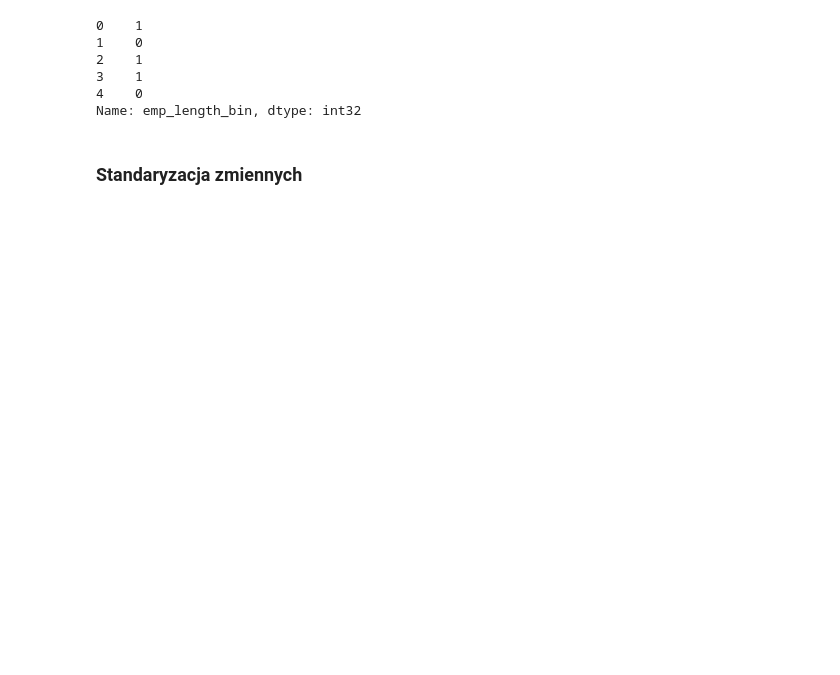
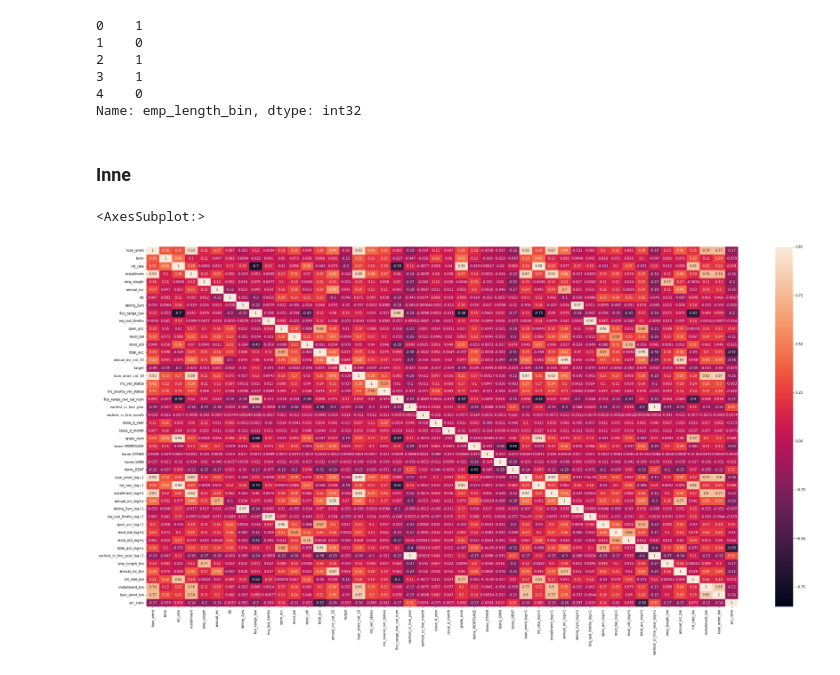
Before and after one commit to ambiwalencja/DataScienceMLprojekt, a Jupyter notebook: 3_projekt_ml_feature_engineering_HS.ipynb, the cells around one changed output. Saved outputs shown, nothing was run; the diff lists cells and outputs as text; code cells hidden in the pictures; blank space fills up the shorter version.

```diff
--- a/3_projekt_ml_feature_engineering_HS.ipynb
+++ b/3_projekt_ml_feature_engineering_HS.ipynb
@@ -85,9 +169,3 @@ df["emp_length_bin"].head()
 3    1
 4    0
 Name: emp_length_bin, dtype: int32
-# %%
-# to samo dla paru innych zmiennych:
-df['annual_inc_bin'] = (df['annual_inc'] >= df['annual_inc'].median()).astype(int)
-df['int_rate_bin'] = (df['int_rate'] >= df['int_rate'].median()).astype(int)
-df['installmentc_bin'] = (df['installment'] >= df['installment'].median()).astype(int)
-df['loan_amnt_bin'] = (df['loan_amnt'] >= df['loan_amnt'].median()).astype(int)
@@ -94,3 +176,5 @@ df['loan_amnt_bin'] = (df['loan_amnt'] >= df['loan_amnt'].median()).astype(int)
+# %% [markdown]
+### Inne
 # %%
 # ACC - open/total ratio
 df['acc_ratio'] = df['open_acc'] / df['total_acc']
@@ -106 +181,7 @@ for column in column_list:
+# %%
+plt.figure(figsize = (40,20))
+sns.heatmap(df.corr(),annot = True)
+# %% [output]
+<AxesSubplot:>
+[figure, added]
 # %%
@@ -108,2 +188,0 @@ df.to_csv('Loan_data_new_variables.csv', index=False)
-# %% [markdown]
-### Standaryzacja zmiennych
```
Also changed, not shown: parts of 43 cells of this notebook, 1 other file.
